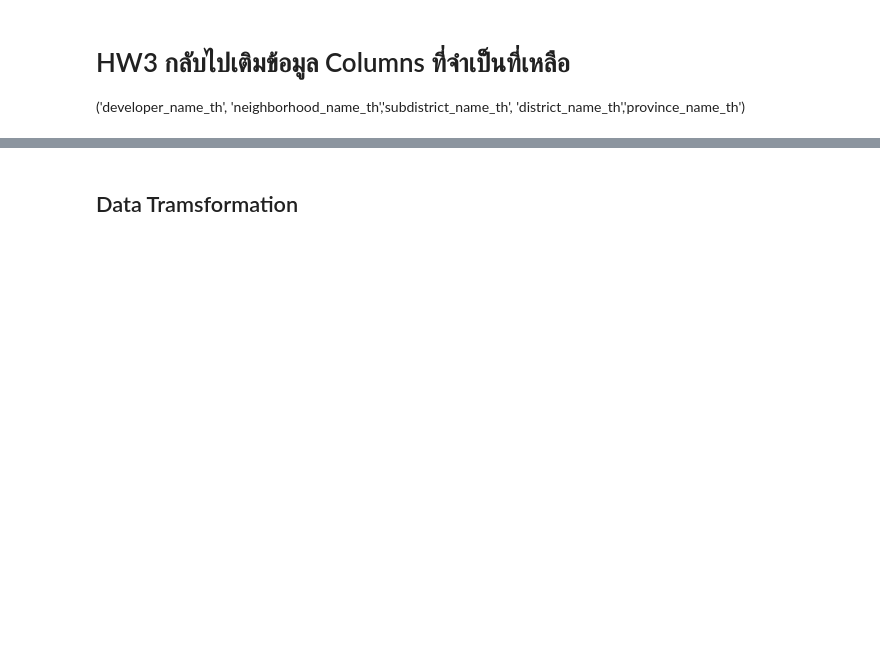
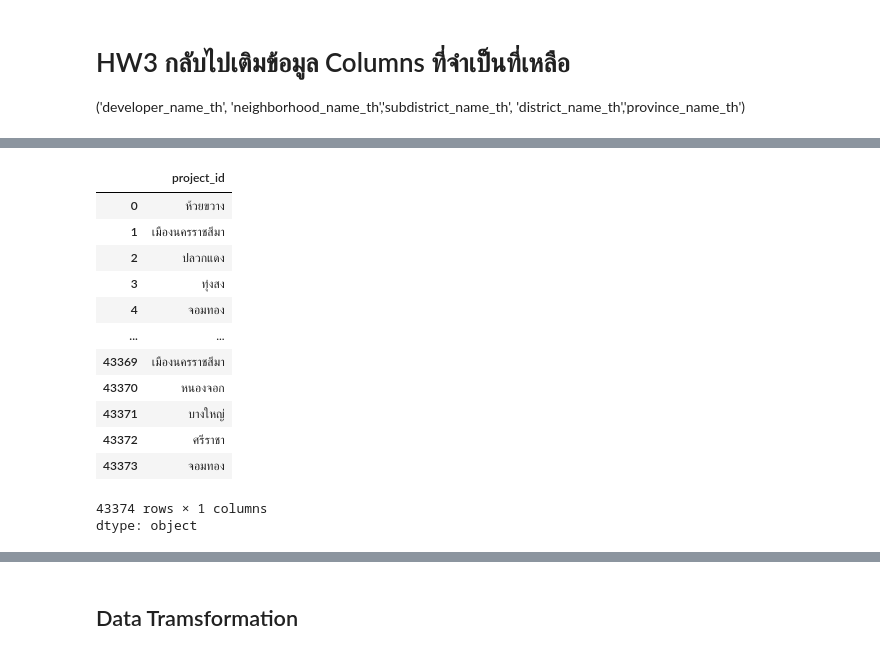
Before and after one commit to 2840bongkoch/BSC_DPDM2025, a Jupyter notebook: CH3_Data_preprocessing.ipynb, the cells around one changed output, grey strips where cells are left out. Saved outputs shown, nothing was run; the diff lists cells and outputs as text; code cells hidden in the pictures; blank space fills up the shorter version.

```diff
--- a/CH3_Data_preprocessing.ipynb
+++ b/CH3_Data_preprocessing.ipynb
@@ -583,0 +635,17 @@ unit_df['ชื่อโครงการ'] = unit_df['project_id'].map(project
+# %%
+unit_df['project_id'].map(project_df_dedup.set_index('project_id')['district_name_th'])
+# %% [output]
+|  | project_id |
+| 0 | ห้วยขวาง |
+| 1 | เมืองนครราชสีมา |
+| 2 | ปลวกแดง |
+| 3 | ทุ่งสง |
+| 4 | จอมทอง |
+| ... | ... |
+| 43369 | เมืองนครราชสีมา |
+| 43370 | หนองจอก |
+| 43371 | บางใหญ่ |
+| 43372 | ศรีราชา |
+| 43373 | จอมทอง |
+43374 rows × 1 columns
+dtype: object
```
Also changed, not shown: parts of 8 cells of this notebook.
